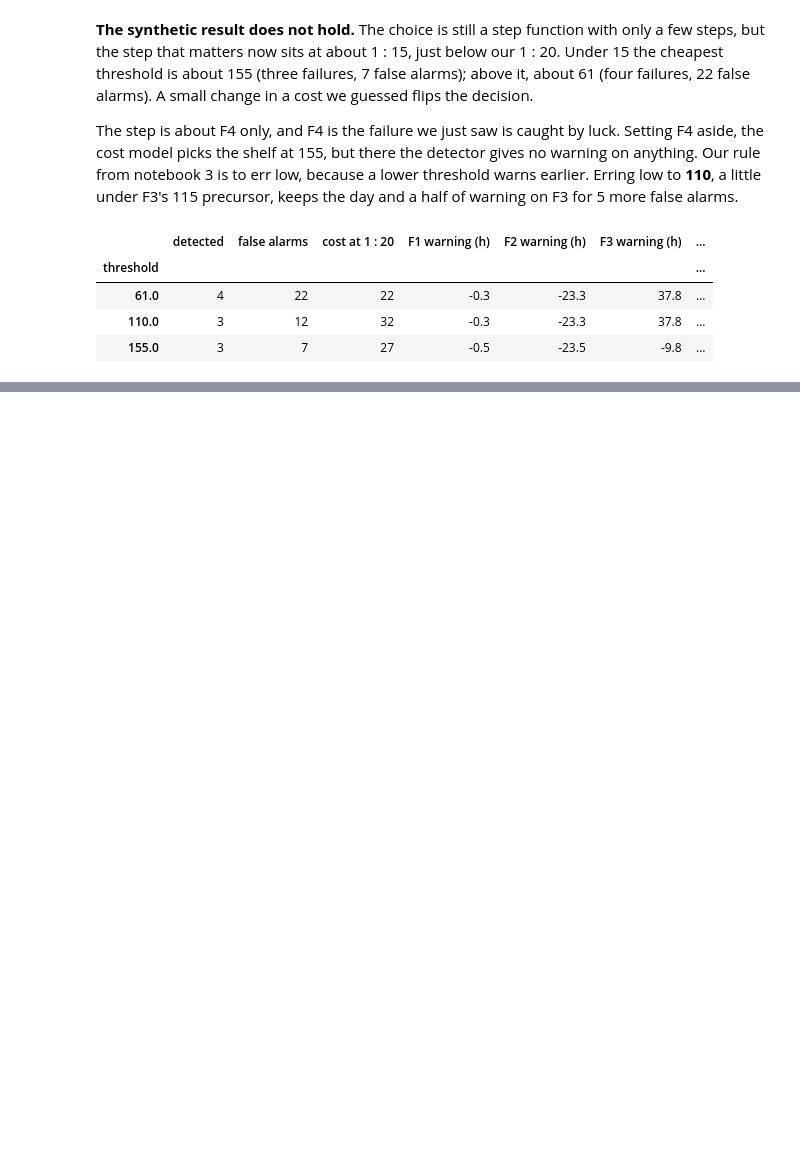
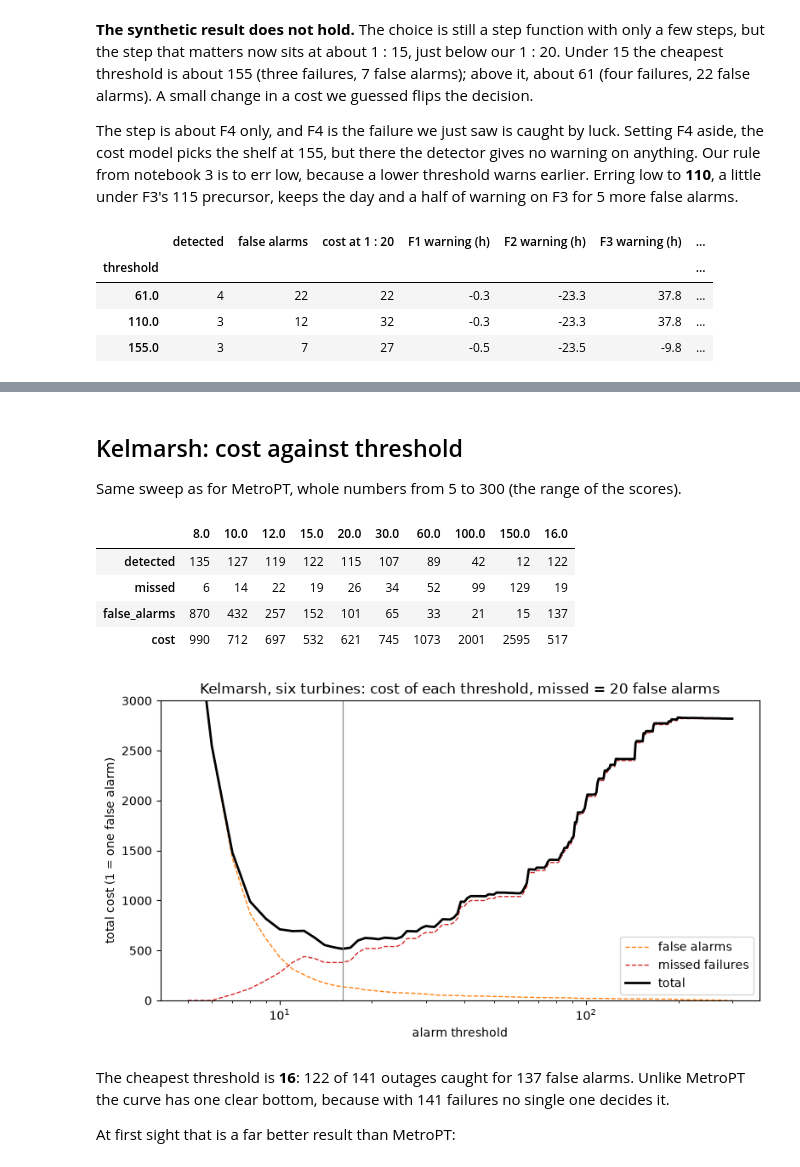
Before and after one commit to vetle0202/a3i-anomaly-detection, a Jupyter notebook: notebooks/6. Results and comparison.ipynb, the cells around one changed output, grey strips where cells are left out. Saved outputs shown, nothing was run; the diff lists cells and outputs as text; code cells hidden in the pictures; blank space fills up the shorter version.

```diff
--- a/notebooks/6. Results and comparison.ipynb
+++ b/notebooks/6. Results and comparison.ipynb
@@ -451,0 +485,50 @@ shows, the choice of threshold depends on it.
+# %% [markdown]
+## Kelmarsh: cost against threshold
+
+Same sweep as for MetroPT, whole numbers from 5 to 300 (the range of the scores).
+# %%
+def farm_evaluate(threshold):
+    '''evaluate() on every turbine, counts added up, lead times pooled.'''
+    total = {'detected': 0, 'missed': 0, 'false_alarms': 0}
+    leads = []
+    for t in TURBINES:
+        r = evaluate(k_test[t], k_failures[t], threshold)
+        for key in total:
+            total[key] += r[key]
+        leads += list(r['lead_times'].dropna().dt.total_seconds() / 3600)
+    total['lead_hours'] = np.array(leads)
+    return total
+
+
+k_thresholds = np.arange(5, 301, 1.0)
+k_sweep = pd.DataFrame([farm_evaluate(t) for t in k_thresholds], index=k_thresholds)
+k_sweep['cost'] = k_sweep['false_alarms'] * COST_FALSE_ALARM + k_sweep['missed'] * COST_MISSED
+k_best = k_sweep.index[k_sweep['cost'] == k_sweep['cost'].min()].min()
+
+fig, ax = plt.subplots(figsize=(8, 4.5))
+ax.plot(k_sweep.index, k_sweep['false_alarms'], color='tab:orange', lw=1, ls='--', label='false alarms')
+ax.plot(k_sweep.index, k_sweep['missed'] * COST_MISSED, color='tab:red', lw=1, ls='--', label='missed failures')
+ax.plot(k_sweep.index, k_sweep['cost'], color='black', lw=2, label='total')
+ax.axvline(k_best, color='grey', lw=0.8)
+ax.set_xscale('log')
+ax.set_ylim(0, 3000)
+ax.set_xlabel('alarm threshold')
+ax.set_ylabel('total cost (1 = one false alarm)')
+ax.set_title(f'Kelmarsh, six turbines: cost of each threshold, missed = {COST_MISSED} false alarms')
+ax.legend()
+plt.tight_layout()
+fig.savefig(FIGURES / 'kelmarsh_cost_vs_threshold.png', dpi=200)
+
+k_sweep.loc[[8, 10, 12, 15, 20, 30, 60, 100, 150, k_best],
+            ['detected', 'missed', 'false_alarms', 'cost']].T
+# %% [output]
+|  | 8.0 | 10.0 | 12.0 | 15.0 | 20.0 | 30.0 | 60.0 | 100.0 | 150.0 | 16.0 |
+| detected | 135 | 127 | 119 | 122 | 115 | 107 | 89 | 42 | 12 | 122 |
+| missed | 6 | 14 | 22 | 19 | 26 | 34 | 52 | 99 | 129 | 19 |
+| false_alarms | 870 | 432 | 257 | 152 | 101 | 65 | 33 | 21 | 15 | 137 |
+| cost | 990 | 712 | 697 | 532 | 621 | 745 | 1073 | 2001 | 2595 | 517 |
+[figure, added]
+# %% [markdown]
+The cheapest threshold is **16**: 122 of 141 outages caught for 137 false alarms. Unlike MetroPT the curve has one clear bottom, because with 141 failures no single one decides it.
+
+At first sight that is a far better result than MetroPT:
```
Also changed, not shown: parts of 22 cells of this notebook, 1 other file.
